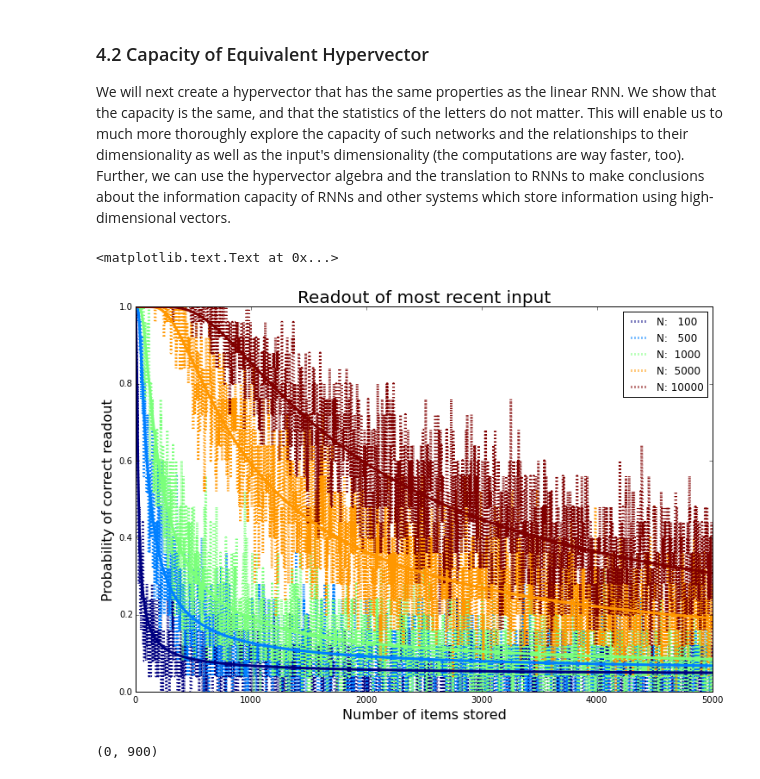
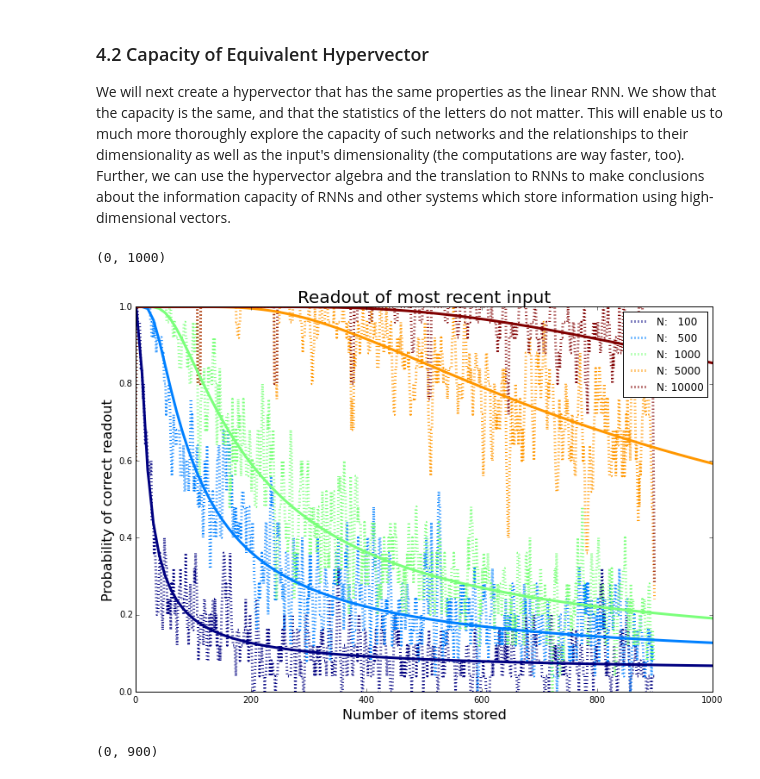
Before and after one commit to epaxon/HDlanguageDetection, a Jupyter notebook: hyperrnn_capacity-160505.ipynb, the cells around one changed output. Cells and saved outputs as stored; diff of their text form; code cells hidden in the pictures.

```diff
--- a/hyperrnn_capacity-160505.ipynb
+++ b/hyperrnn_capacity-160505.ipynb
@@ -300,6 +300,7 @@ runs = h['runs']
 test_N = h['test_N']
 #K = h['K']
 # %%
+K=5
 run_id = np.array(run_id)
 run_N = np.array(run_N)
 
@@ -323,29 +324,31 @@ fi_mean = fi_mean / runs
 # %%
 
 uN = unique(run_N)
 
 figure(figsize=(12,8))
 cm=get_cmap('jet', li_mean.shape[1])
 
 for i in range(li_mean.shape[1]):
     #plot(li_mean[:,i], color=cm(i))
     smoothN = 5
     plot(np.convolve(li_mean[:,i], np.ones(smoothN)/smoothN, mode='same'), ':', color=cm(i), lw=3, label="N: %5i" % test_N[i])
 
 
 M = np.arange(1, 5000,10)
  #Phi(z) = 1/2[1 + erf(z/sqrt(2))]
 for idxN,N in enumerate(test_N):
     p_correct = p_correct_l(M, N=N, D=len(random_idx.alphabet))
     plot(M, p_correct, color=cm(idxN),lw=3)
 
 legend(loc='upper right');
 title('Readout of most recent input', fontsize=20);
 xlabel('Number of items stored', fontsize=16);
 ylabel('Probability of correct readout', fontsize=16)
+
+xlim([0, 1000])
 # %% [output]
-<matplotlib.text.Text at 0x...>
+(0, 1000)
-[figure, old version]
+[figure, new version]
 # %%
 figure(figsize=(12,8))
 cm=get_cmap('jet', li_mean.shape[1])
```
Also changed, not shown: parts of 14 cells of this notebook, 6 other files.
